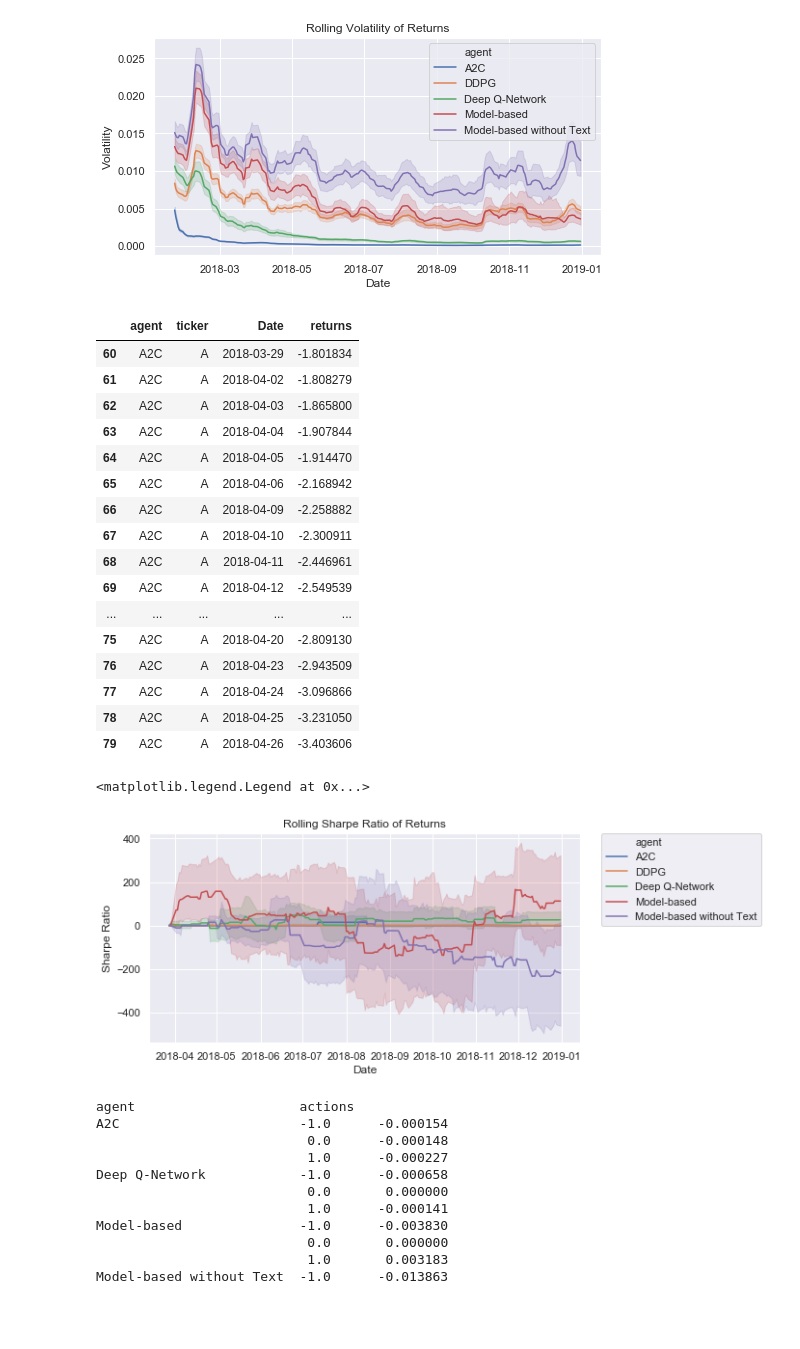
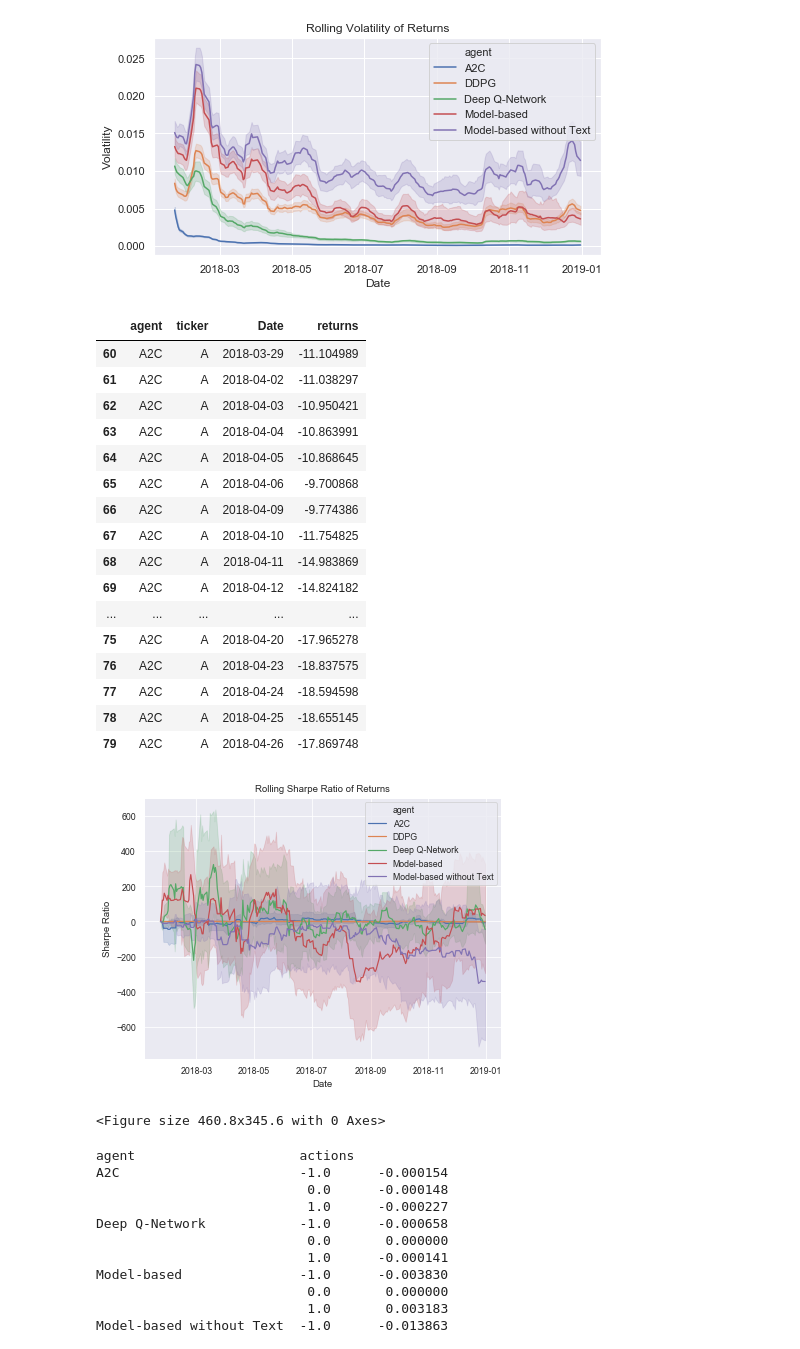
Before and after one commit to AaruranLog/rl-trading, a Jupyter notebook: experiments.ipynb, the cells around one changed output. Saved outputs shown, nothing was run; the diff lists cells and outputs as text; code cells hidden in the pictures; blank space fills up the shorter version.

Commit message:
sharpe ratio plot

```diff
--- a/experiments.ipynb
+++ b/experiments.ipynb
@@ -322,37 +322,39 @@ plt.savefig('plots/volatility-all.png')
 # %%
 def sharpe(y):
     return (y.mean() / (y.std() + 1e-6))
 
-test_sharpe_history = test_history.groupby(['agent', 'ticker'])['returns'].rolling(60).apply(sharpe).reset_index()
+test_sharpe_history = test_history.groupby(['agent', 'ticker'])['returns'].rolling(14).apply(sharpe).reset_index()
 test_sharpe_history[60:80]
 # %% [output]
 |  | agent | ticker | Date | returns |
-| 60 | A2C | A | 2018-03-29 | -1.801834 |
-| 61 | A2C | A | 2018-04-02 | -1.808279 |
-| 62 | A2C | A | 2018-04-03 | -1.865800 |
-| 63 | A2C | A | 2018-04-04 | -1.907844 |
-| 64 | A2C | A | 2018-04-05 | -1.914470 |
-| 65 | A2C | A | 2018-04-06 | -2.168942 |
-| 66 | A2C | A | 2018-04-09 | -2.258882 |
-| 67 | A2C | A | 2018-04-10 | -2.300911 |
-| 68 | A2C | A | 2018-04-11 | -2.446961 |
-| 69 | A2C | A | 2018-04-12 | -2.549539 |
+| 60 | A2C | A | 2018-03-29 | -11.104989 |
+| 61 | A2C | A | 2018-04-02 | -11.038297 |
+| 62 | A2C | A | 2018-04-03 | -10.950421 |
+| 63 | A2C | A | 2018-04-04 | -10.863991 |
+| 64 | A2C | A | 2018-04-05 | -10.868645 |
+| 65 | A2C | A | 2018-04-06 | -9.700868 |
+| 66 | A2C | A | 2018-04-09 | -9.774386 |
+| 67 | A2C | A | 2018-04-10 | -11.754825 |
+| 68 | A2C | A | 2018-04-11 | -14.983869 |
+| 69 | A2C | A | 2018-04-12 | -14.824182 |
 | ... | ... | ... | ... | ... |
-| 75 | A2C | A | 2018-04-20 | -2.809130 |
-| 76 | A2C | A | 2018-04-23 | -2.943509 |
-| 77 | A2C | A | 2018-04-24 | -3.096866 |
-| 78 | A2C | A | 2018-04-25 | -3.231050 |
-| 79 | A2C | A | 2018-04-26 | -3.403606 |
+| 75 | A2C | A | 2018-04-20 | -17.965278 |
+| 76 | A2C | A | 2018-04-23 | -18.837575 |
+| 77 | A2C | A | 2018-04-24 | -18.594598 |
+| 78 | A2C | A | 2018-04-25 | -18.655145 |
+| 79 | A2C | A | 2018-04-26 | -17.869748 |
 # %%
 sns.lineplot('Date', 'returns', data=test_sharpe_history, hue='agent')
+rcParams['figure.figsize'] = (6.4, 4.8)
 plt.ylabel('Sharpe Ratio')
 plt.title('Rolling Sharpe Ratio of Returns')
-plt.legend(bbox_to_anchor=(1.05, 1), loc=2, borderaxespad=0.)
+# plt.legend(bbox_to_anchor=(1.05, 1), loc=2, borderaxespad=0.)
 # plt.ylim((-20,20))
-# plt.savefig('plots/sharpe-all.png')
+plt.show()
+plt.savefig('plots/sharpe-all.png')
 # %% [output]
+[figure, new version]
-<matplotlib.legend.Legend at 0x...>
+<Figure size 460.8x345.6 with 0 Axes>
-[figure, old version]
 # %%
 test_history[test_history.agent != 'DDPG'].groupby(['agent', 'actions'])['returns'].median()
 # sns.catplot(x='actions', y='returns',
```
Also changed, not shown: parts of 1 cell of this notebook, 1 other file.
